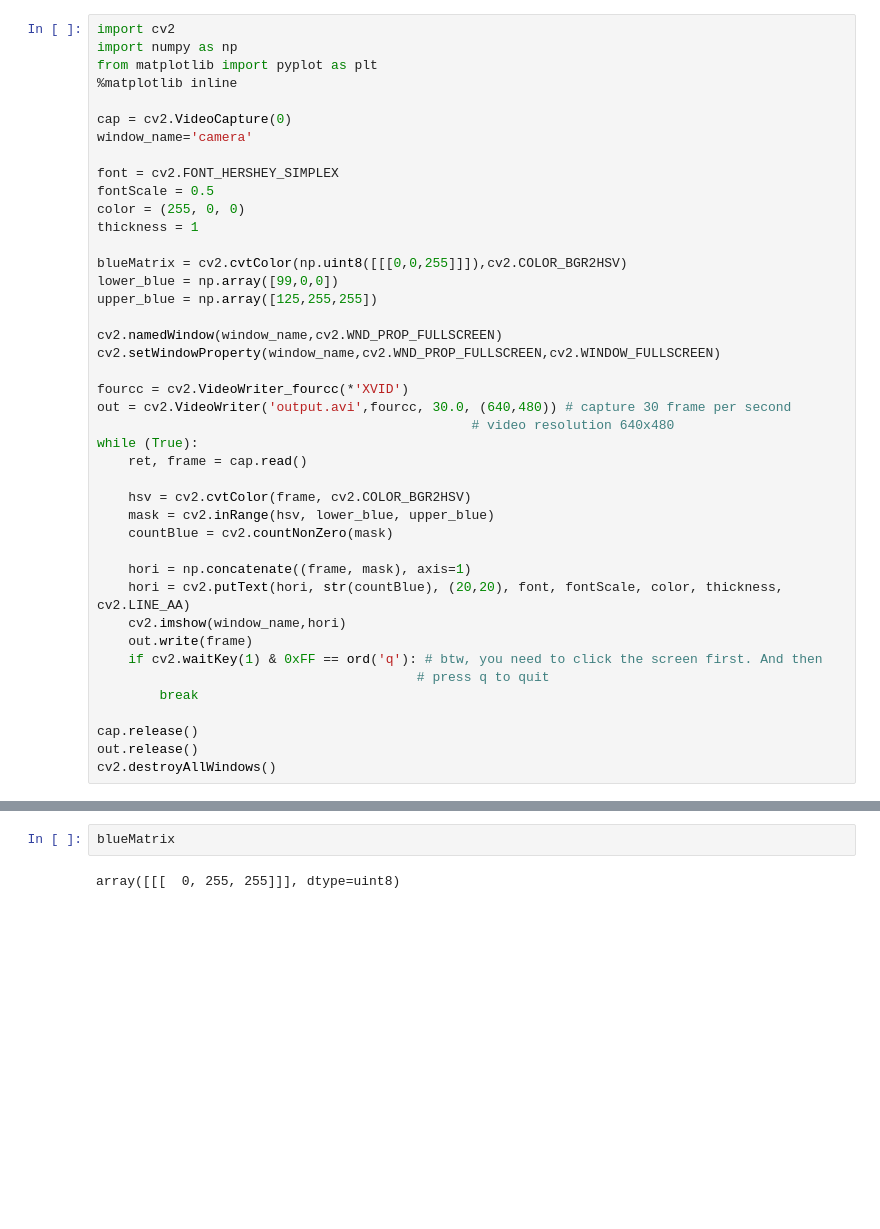
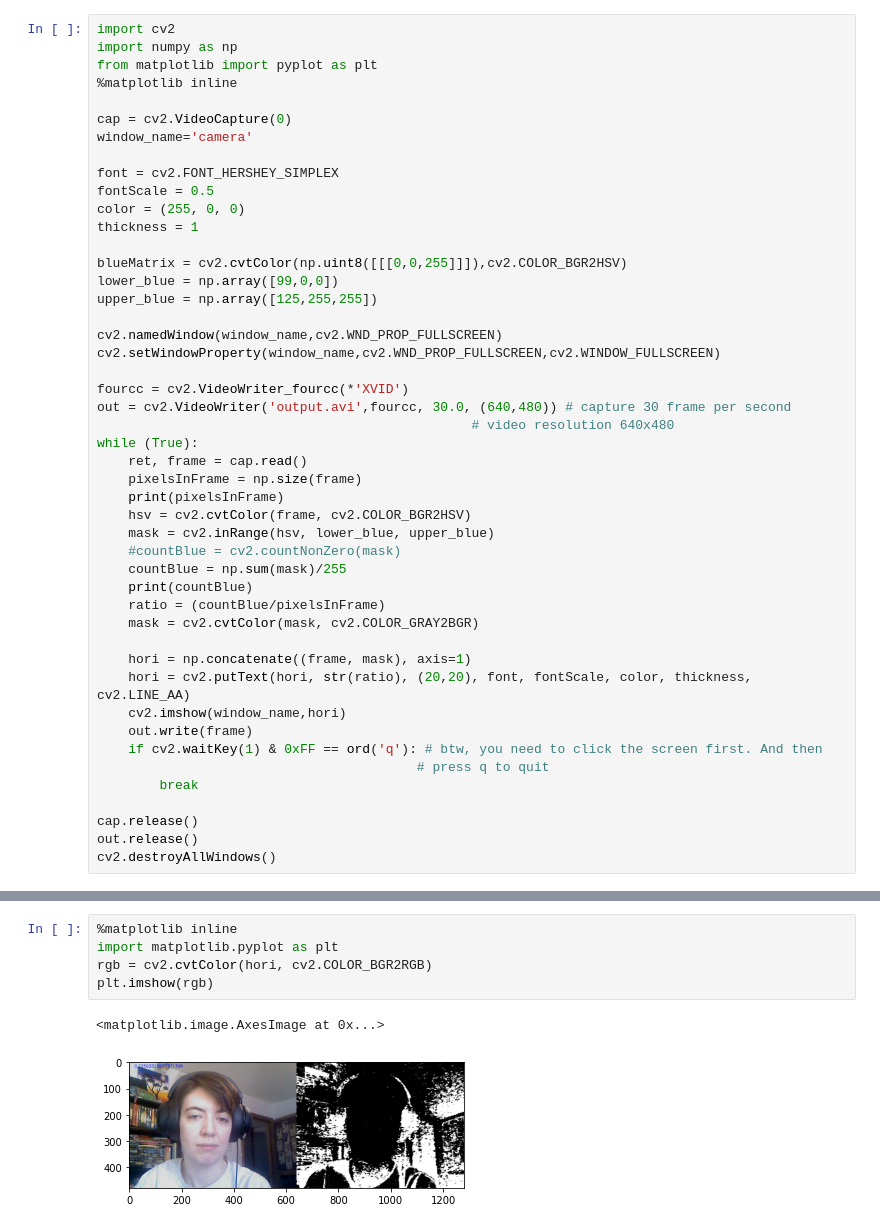
Before and after one commit to SarahBrown/ECE5973-CV, a Jupyter notebook: HW1/CV_HW1.ipynb, the cells around one changed output, grey strips where cells are left out. Cells and saved outputs as stored; diff of their text form; blank space fills up the shorter version.

```diff
--- a/HW1/CV_HW1.ipynb
+++ b/HW1/CV_HW1.ipynb
@@ -24,13 +24,18 @@ out = cv2.VideoWriter('output.avi',fourcc, 30.0, (640,480)) # capture 30 frame p
                                                 # video resolution 640x480
 while (True):
     ret, frame = cap.read()
-
+    pixelsInFrame = np.size(frame)
+    print(pixelsInFrame)
     hsv = cv2.cvtColor(frame, cv2.COLOR_BGR2HSV)
     mask = cv2.inRange(hsv, lower_blue, upper_blue)
-    countBlue = cv2.countNonZero(mask)
+    #countBlue = cv2.countNonZero(mask)
+    countBlue = np.sum(mask)/255
+    print(countBlue)
+    ratio = (countBlue/pixelsInFrame)
+    mask = cv2.cvtColor(mask, cv2.COLOR_GRAY2BGR)
 
     hori = np.concatenate((frame, mask), axis=1)
-    hori = cv2.putText(hori, str(countBlue), (20,20), font, fontScale, color, thickness, cv2.LINE_AA)
+    hori = cv2.putText(hori, str(ratio), (20,20), font, fontScale, color, thickness, cv2.LINE_AA)
     cv2.imshow(window_name,hori)
     out.write(frame)
     if cv2.waitKey(1) & 0xFF == ord('q'): # btw, you need to click the screen first. And then
@@ -45,4 +66,8 @@ error: OpenCV(4.5.1) /tmp/pip-req-build-jr1ur_cf/opencv/modules/imgproc/src/colo
-# %%
-blueMatrix
-# %% [output]
-array([[[  0, 255, 255]]], dtype=uint8)
+# %%
+%matplotlib inline
+import matplotlib.pyplot as plt
+rgb = cv2.cvtColor(hori, cv2.COLOR_BGR2RGB)
+plt.imshow(rgb)
+# %% [output]
+<matplotlib.image.AxesImage at 0x...>
+[figure, added]
```
Also changed, not shown: parts of 1 cell of this notebook, 1 other file.
